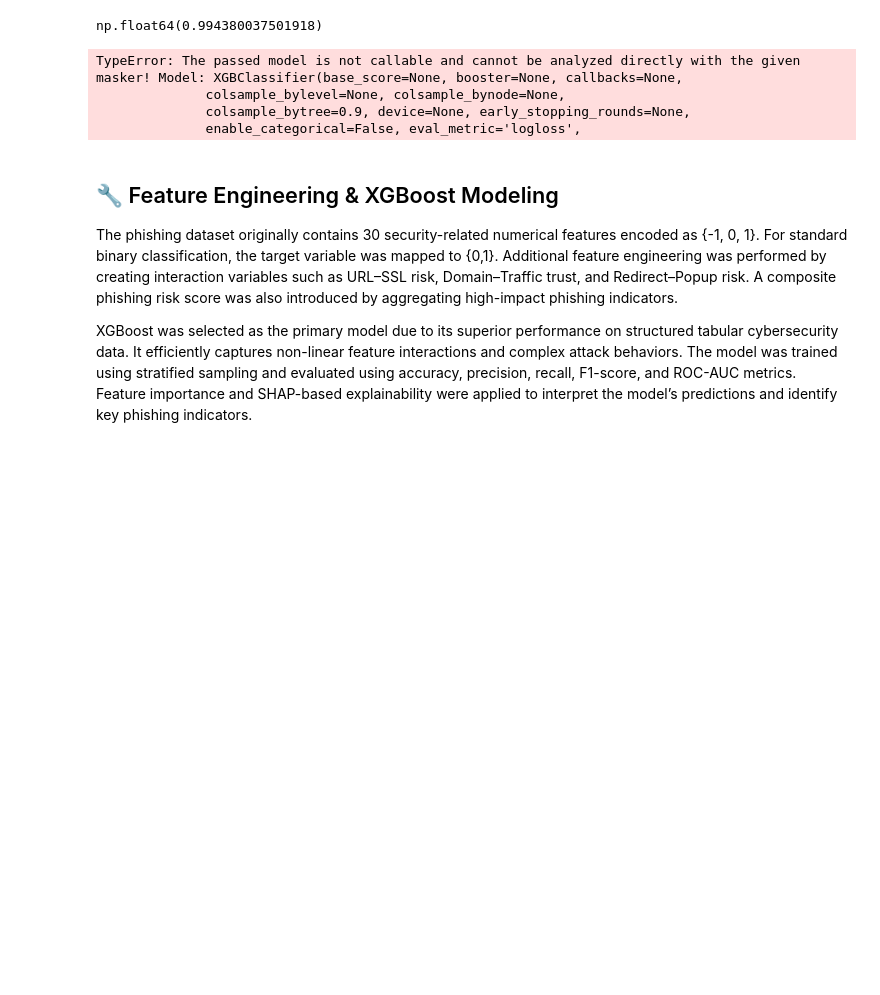
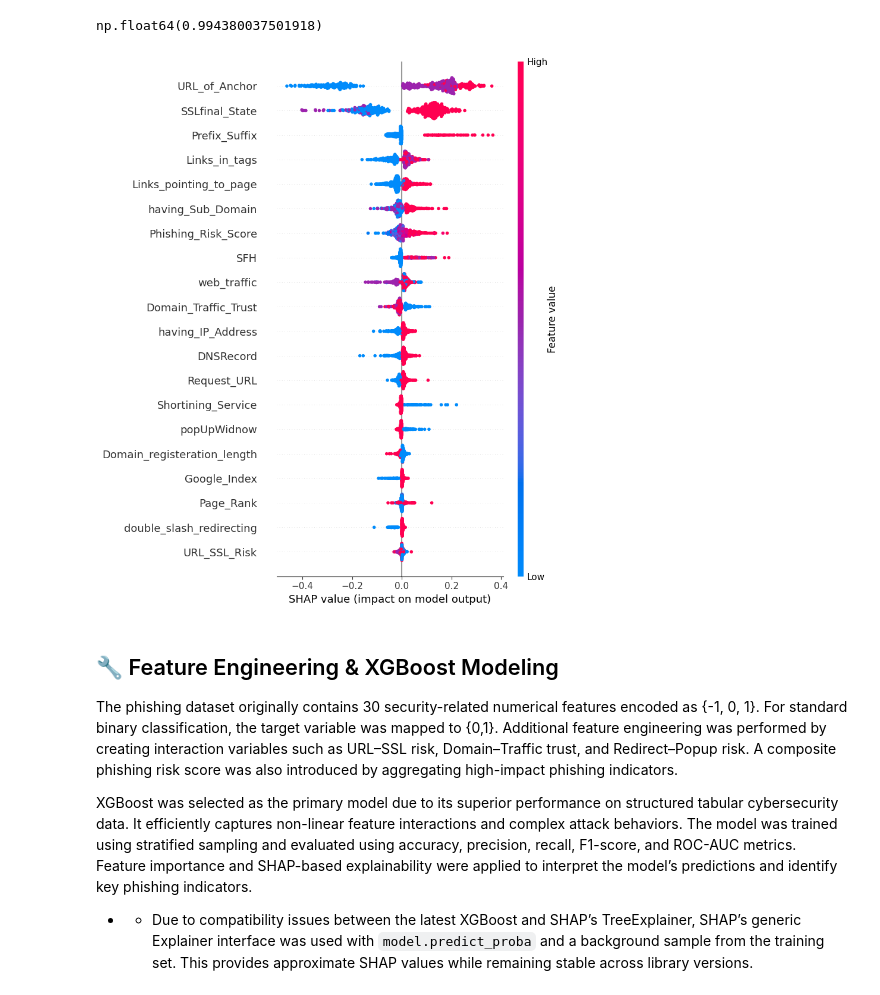
Before and after one commit to ManjunathPuttaswamy/Web-Threat-Detection, a Jupyter notebook: notebook/EDA.ipynb, the cells around one changed output. Drawn from its saved outputs; the diff is of its cells as text; code cells hidden in the pictures; blank space fills up the shorter version.

```diff
--- a/notebook/EDA.ipynb
+++ b/notebook/EDA.ipynb
@@ -544,17 +544,31 @@ np.float64(0.994380037501918)
 # %%
 import shap
 
-explainer = shap.Explainer(model)
-shap_values = explainer(X_test)
-shap.summary_plot(shap_values, X_test)
+# 1) Background data for SHAP (smaller sample for speed)
+X_background = X_train.sample(1000, random_state=42)
+
+# 2) Create explainer using model.predict_proba
+explainer = shap.Explainer(model.predict_proba, X_background)
+
+# 3) Take a sample from X_test for plotting
+X_sample = X_test.sample(500, random_state=42)
+
+# 4) Get SHAP values (for both classes: 0 and 1)
+shap_values = explainer(X_sample)   # shape: (n_samples, 2, n_features)
+
+# 5) Choose class 1 (legitimate) or class 0 (phishing)
+#    Here I use class 1 (you can switch to 0 if you want phishing focus)
+shap_values_class1 = shap_values[..., 1]
+
+# 6) Summary plot
+shap.summary_plot(shap_values_class1.values, X_sample, feature_names=X_sample.columns)
 # %% [output]
-TypeError: The passed model is not callable and cannot be analyzed directly with the given masker! Model: XGBClassifier(base_score=None, booster=None, callbacks=None,
-              colsample_bylevel=None, colsample_bynode=None,
-              colsample_bytree=0.9, device=None, early_stopping_rounds=None,
-              enable_categorical=False, eval_metric='logloss',
+[figure, added]
 # %% [markdown]
 ## 🔧 Feature Engineering & XGBoost Modeling
 
 The phishing dataset originally contains 30 security-related numerical features encoded as {-1, 0, 1}. For standard binary classification, the target variable was mapped to {0,1}. Additional feature engineering was performed by creating interaction variables such as URL–SSL risk, Domain–Traffic trust, and Redirect–Popup risk. A composite phishing risk score was also introduced by aggregating high-impact phishing indicators.
 
 XGBoost was selected as the primary model due to its superior performance on structured tabular cybersecurity data. It efficiently captures non-linear feature interactions and complex attack behaviors. The model was trained using stratified sampling and evaluated using accuracy, precision, recall, F1-score, and ROC-AUC metrics. Feature importance and SHAP-based explainability were applied to interpret the model’s predictions and identify key phishing indicators.
+
+- - Due to compatibility issues between the latest XGBoost and SHAP’s TreeExplainer, SHAP’s generic Explainer interface was used with `model.predict_proba` and a background sample from the training set. This provides approximate SHAP values while remaining stable across library versions.
```
Also changed, not shown: parts of 17 cells of this notebook, 16 other files.
